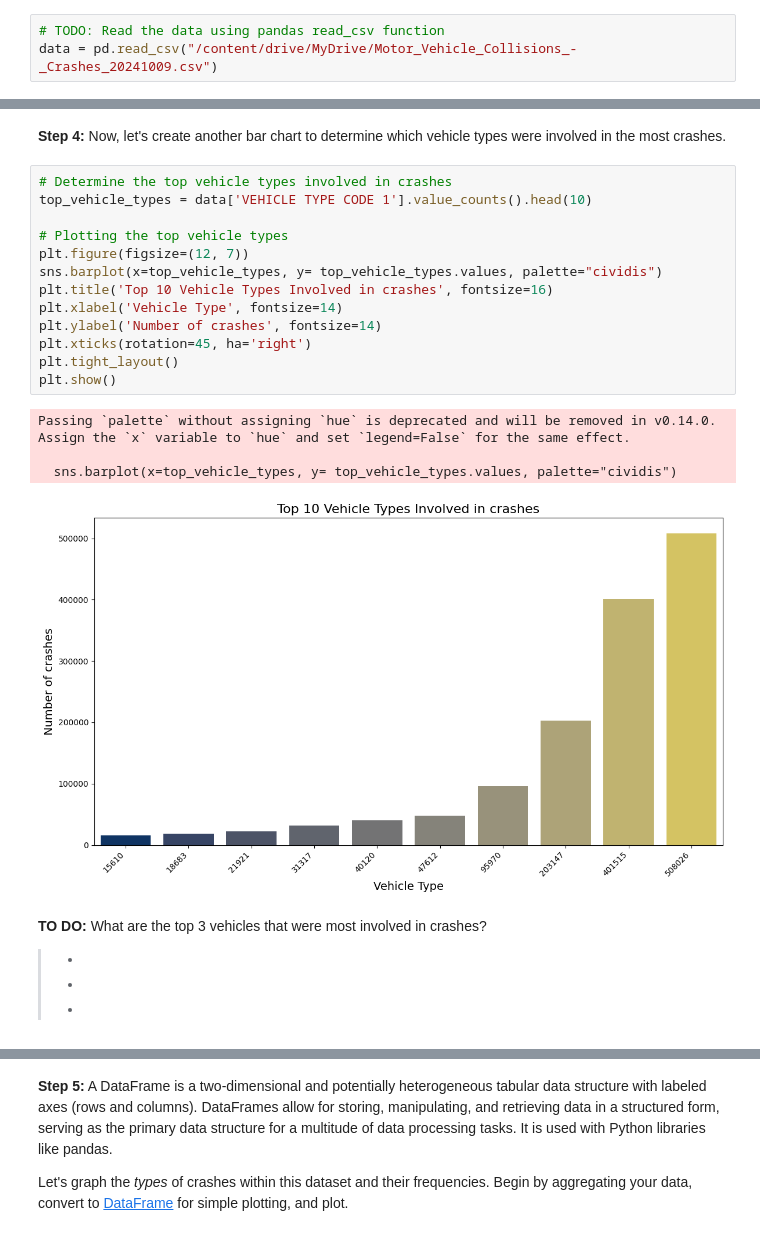
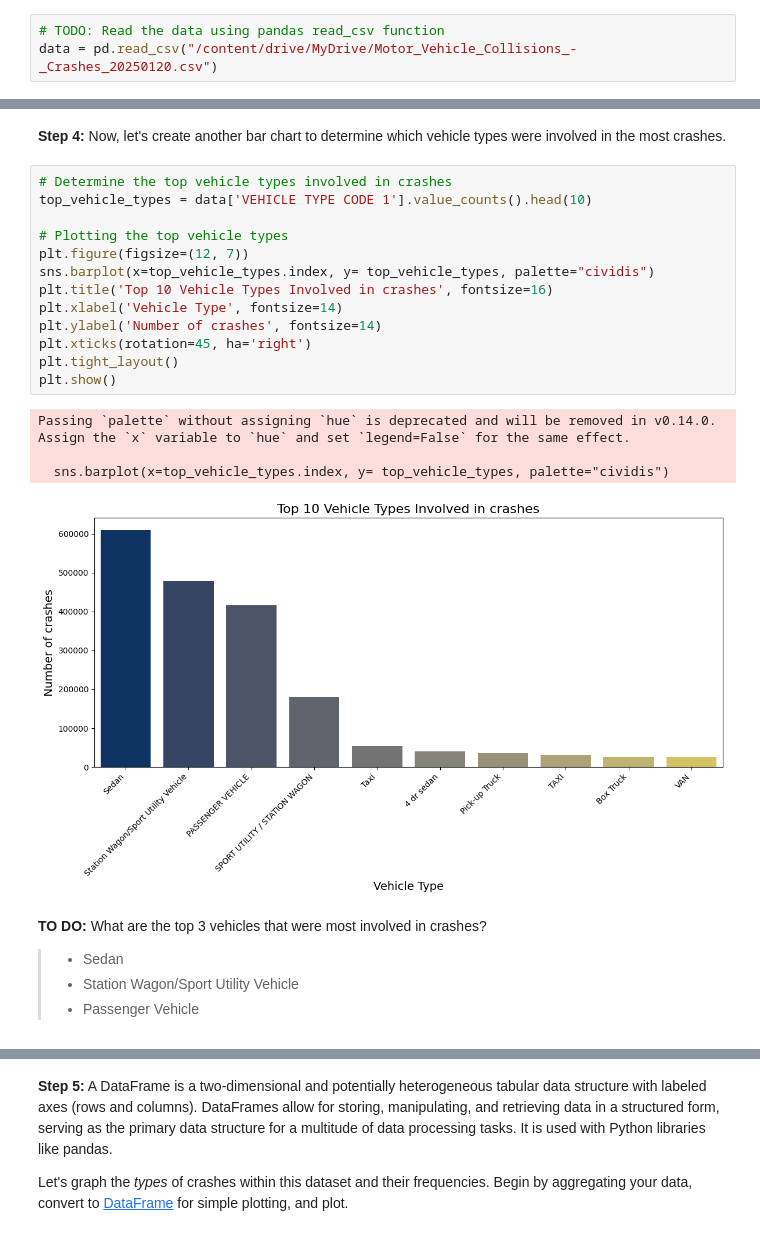
Before and after one commit to Brian13Noble/Geographical-Information-Systems-Projects, a Jupyter notebook: Explorer_TDSP_Brian_Amonga.ipynb, the cells around one changed output, grey strips where cells are left out. Saved outputs shown, nothing was run; the diff lists cells and outputs as text.

```diff
--- a/Explorer_TDSP_Brian_Amonga.ipynb
+++ b/Explorer_TDSP_Brian_Amonga.ipynb
@@ -118,7 +118,7 @@ Ensure that you've downloaded the dataset from NYC OpenData, and uploaded the da
 Hint: Your data's file path describes the location of where your data lives. To locate your data's file path, click on the folder/file-shaped icon on the left side of the Notebook. You'll notice a folder labeled "drive." Search for your Motor Vehicle Collisions Dataset within that folder. Right click on your Dataset to "copy path." Paste that path below.
 # %%
 # TODO: Read the data using pandas read_csv function
-data = pd.read_csv("/content/drive/MyDrive/Motor_Vehicle_Collisions_-_Crashes_20241009.csv")
+data = pd.read_csv("/content/drive/MyDrive/Motor_Vehicle_Collisions_-_Crashes_20250120.csv")
 # %% [markdown]
 **Step 3:** Let's see what the data looks like. We can use the `head` function which returns the first 5 rows of the dataset.
 # %%
@@ -253,28 +255,28 @@ Passing `palette` without assigning `hue` is deprecated and will be removed in v
 # %%
 # Determine the top vehicle types involved in crashes
 top_vehicle_types = data['VEHICLE TYPE CODE 1'].value_counts().head(10)
 
 # Plotting the top vehicle types
 plt.figure(figsize=(12, 7))
-sns.barplot(x=top_vehicle_types, y= top_vehicle_types.values, palette="cividis")
+sns.barplot(x=top_vehicle_types.index, y= top_vehicle_types, palette="cividis")
 plt.title('Top 10 Vehicle Types Involved in crashes', fontsize=16)
 plt.xlabel('Vehicle Type', fontsize=14)
 plt.ylabel('Number of crashes', fontsize=14)
 plt.xticks(rotation=45, ha='right')
 plt.tight_layout()
 plt.show()
 # %% [output]
 Passing `palette` without assigning `hue` is deprecated and will be removed in v0.14.0. Assign the `x` variable to `hue` and set `legend=False` for the same effect.
 
-  sns.barplot(x=top_vehicle_types, y= top_vehicle_types.values, palette="cividis")
+  sns.barplot(x=top_vehicle_types.index, y= top_vehicle_types, palette="cividis")
-[figure, old version]
+[figure, new version]
 # %% [markdown]
 **TO DO:** What are the top 3 vehicles that were most involved in crashes?
 
 
-> *
-> *
-> *
+> * Sedan
+> * Station Wagon/Sport Utility Vehicle
+> * Passenger Vehicle
 # %% [markdown]
 **TO DO:** Why do you think that "Sedan[s]," "Station Wagon[s]," and "Passenger Vehicle[s]" are involved in a larger number of crashes, injuries, and deaths when compared to the rest of the vehicles? (Think outside the box!)
 
```
Also changed, not shown: parts of 20 cells of this notebook.
